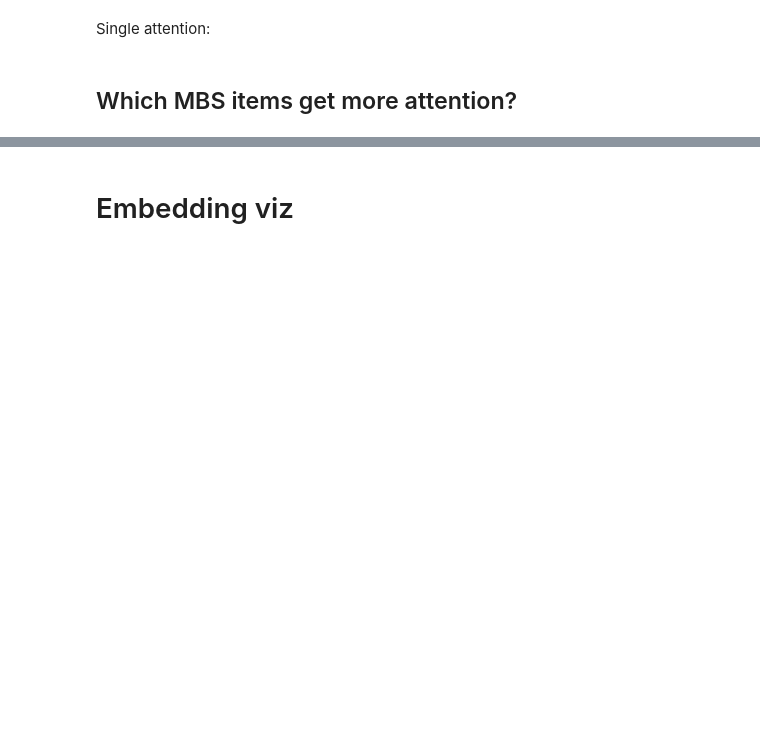
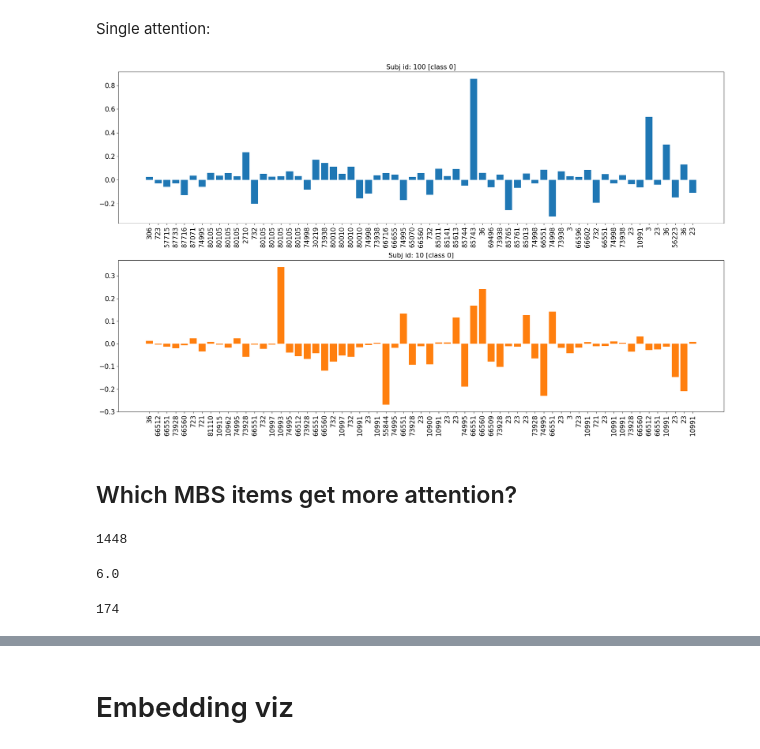
Before and after one commit to samuelefiorini/tangle, a Jupyter notebook: notebooks/models/attention_viz.ipynb, the cells around one changed output, grey strips where cells are left out. Cells and saved outputs as stored; diff of their text form; code cells hidden in the pictures; blank space fills up the shorter version.

```diff
--- a/notebooks/models/attention_viz.ipynb
+++ b/notebooks/models/attention_viz.ipynb
@@ -20,11 +20,11 @@ Using TensorFlow backend.
 labelsfile = '../../tmp/1_METONLY_vs_METX/matched_CEM_table.csv'
 datafile = '../../tmp/item_days_raw_data_.pkl'
 dataset = utils.load_data_labels(datafile, labelsfile)
-padded_mbs_seq, padded_timestamp_seq, tokenizer = utils.tokenize(dataset)
+padded_mbs_seq, padded_timespan_seq, tokenizer = utils.tokenize(dataset)
 maxlen = padded_mbs_seq.shape[1]
 
 # Split in training, validation, test sets
 tr_set, v_set, ts_set = utils.train_validation_test_split(
-    [padded_mbs_seq, padded_timestamp_seq], dataset['Class'],
+    [padded_mbs_seq, padded_timespan_seq], dataset['Class'],
     test_size=0.4, validation_size=0.1,
-    verbose=False, random_state0=42, random_state1=420)
+    verbose=False)
@@ -95,4 +30,0 @@ tmp = dataset['mbs_seq'].copy()
-# %%
-for i in tmp.index:
-    tmp.loc[i] = tmp.loc[i].replace('727', '732')
-    tmp.loc[i] = tmp.loc[i].replace('725', '732')
@@ -208,16 +31,17 @@ item_map.head()
 # %% [markdown]
 # Load model
 # %%
-model = mbs_model.build_model(mbs_input_shape=(maxlen,),
-                              timestamp_input_shape=(maxlen, 1),
-                              vocabulary_size=2774,
-                              embedding_size=50,
-                              recurrent_units=32,
-                              dense_units=32,
-                              bidirectional=True,
-                              LSTMLayer=LSTM)
+model = mbs_model.build_tangle(mbs_input_shape=(maxlen,),
+                               timespan_input_shape=(maxlen, 1),
+                               vocabulary_size=2774,
+                               embedding_size=50,
+                               recurrent_units=32,
+                               dense_units=32,
+                               attention_units=128,
+                               bidirectional=True,
+                               LSTMLayer=LSTM)
 
-model.load_weights('../../tmp/single_run/proposed_auc_879/output_weights.h5')
+model.load_weights('model.h5')
 # %% [markdown]
 # Visualize the attention weights
 # %%
@@ -277,30 +118,32 @@ Single attention:
 # %%
 def attention_viz(i, color='C0'):
     # Load the mbs sequence from the dataset
     tokenized_seq = D[0][0][i]
     mbs_seq = np.array([word_map[tk] for tk in tokenized_seq])
 
     # Retrieve the corresponding attention vector
     attention = c[i].squeeze()
 
     # Filter out small attentions
     _idx = np.where(np.abs(attention) >= np.percentile(np.abs(attention), 75))[0]
     axis = np.arange(len(_idx))
 
     plt.bar(axis, attention[_idx], color=color)
     plt.xticks(axis, mbs_seq[_idx], rotation='vertical', fontsize=15)
     plt.yticks(fontsize=15)
     plt.title('Subj id: {} [class {}]'.format(i, D[1][i]), fontsize=15)
     plt.tight_layout();
 
 
 plt.figure(dpi=100, figsize=(20, 12))
 
 plt.subplot(211)
-attention_viz(1000, color='C0')
+attention_viz(100, color='C0')
 
 plt.subplot(212)
 attention_viz(10, color='C1')
+# %% [output]
+[figure, added]
 # %% [markdown]
 ## Which MBS items get more attention?
 # %%
@@ -336,9 +179,13 @@ def get_MBS_attention():
 
 attention = get_MBS_attention()
 print(len(attention.keys()))
+# %% [output]
+1448
 # %%
 lenghts = [len(attention[k]) for k in attention.keys()]
 np.percentile(lenghts, 50)
+# %% [output]
+6.0
 # %%
 K = 100
 filtered_attention = {}
@@ -349,3 +196,5 @@ for k in attention.keys():
         np.random.shuffle(idx)
         filtered_attention[k] = curr_att[idx]
 print(len(filtered_attention.keys()))
+# %% [output]
+174
```
Also changed, not shown: parts of 49 cells of this notebook, 1 other file.
